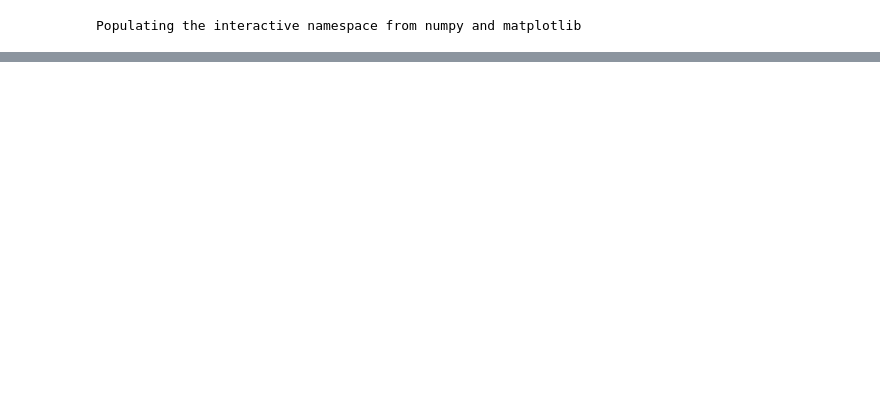
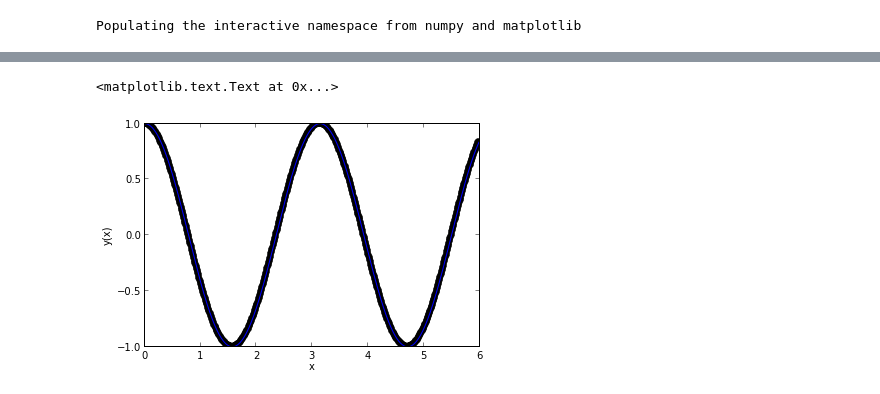
Before and after one commit to dhuertasanchez/ComputationalMethods, a Jupyter notebook: notes/SecondOrder_ODE.ipynb, the cells around one changed output, grey strips where cells are left out. Saved outputs shown, nothing was run; the diff lists cells and outputs as text; code cells hidden in the pictures; blank space fills up the shorter version.

```diff
--- a/notes/SecondOrder_ODE.ipynb
+++ b/notes/SecondOrder_ODE.ipynb
@@ -125,0 +165,15 @@ plt.ylabel('y(x)')
+# %%
+x[0]   = min_x
+y_1[0] = 1.0
+y_2[0] = 0.0
+
+for i in range(1,n_points):
+    x[i],y_1[i],y_2[i] = RungeKuttaFourthOrderStep(x[i-1], y_1[i-1], y_2[i-1])
+# %%
+plot(x,y_1, 'ko')
+plot(x,cos(2.0*x))
+plt.xlabel('x')
+plt.ylabel('y(x)')
+# %% [output]
+<matplotlib.text.Text at 0x...>
+[figure, added]
```
Also changed, not shown: parts of 14 cells of this notebook.
